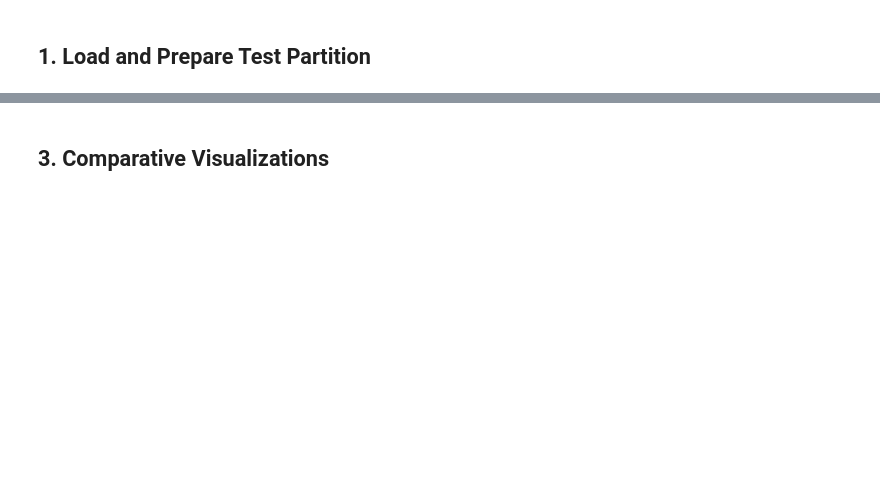
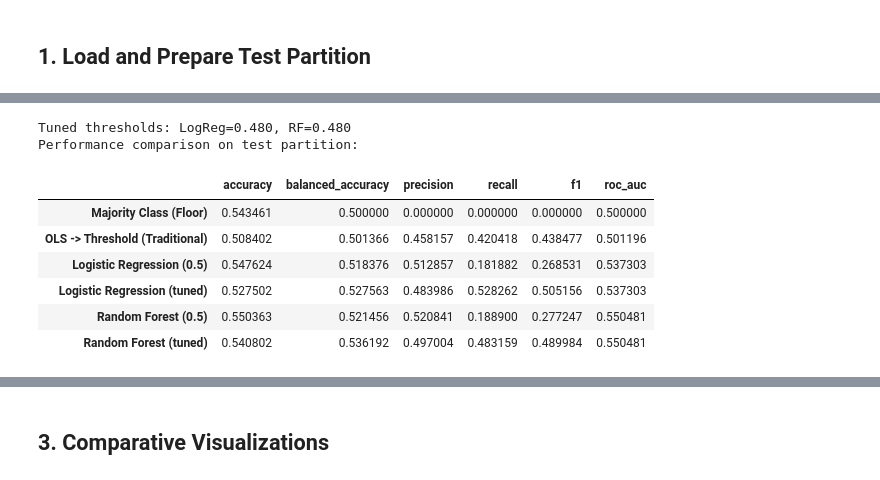
Before and after one commit to qu1r0ra/dat204m-final-project, a Jupyter notebook: notebooks/03_ml_evaluation_error_analysis.ipynb, the cells around one changed output, grey strips where cells are left out. Saved outputs shown, nothing was run; the diff lists cells and outputs as text; code cells hidden in the pictures; blank space fills up the shorter version.

Commit message:
docs: add updated notebooks, handoff

```diff
--- a/notebooks/03_ml_evaluation_error_analysis.ipynb
+++ b/notebooks/03_ml_evaluation_error_analysis.ipynb
@@ -105,0 +115,44 @@ Performance comparison on test partition:
+# %%
+# Decision thresholds tuned on validation in notebook 02 (never on test)
+print(f"Tuned thresholds: LogReg={artifacts.lr_threshold:.3f}, RF={artifacts.rf_threshold:.3f}")
+
+# Majority class (floor): constant prediction, constant score
+majority_preds = predict_majority_class(baselines.majority_label, len(y_test))
+majority_probs = np.full(len(y_test), 0.5)
+
+# OLS (traditional): thresholded direction; raw return forecast doubles as a ranking score
+ols_preds = predict_ols_direction(baselines.ols_model, X_test, baselines.decision_threshold)
+ols_scores = baselines.ols_model.predict(X_test)
+
+# ML classifiers: probabilities once, then both cutoffs
+lr_probs = lr.predict_proba(X_test_scaled)[:, 1]
+rf_probs = rf.predict_proba(X_test_scaled)[:, 1]
+lr_preds = (lr_probs >= 0.5).astype(int)
+rf_preds = (rf_probs >= 0.5).astype(int)
+lr_tuned_preds = (lr_probs >= artifacts.lr_threshold).astype(int)
+rf_tuned_preds = (rf_probs >= artifacts.rf_threshold).astype(int)
+
+# Full comparison on the untouched test partition
+results_df = pd.DataFrame(
+    {
+        "Majority Class (Floor)": calculate_metrics(y_test, majority_preds, majority_probs),
+        "OLS -> Threshold (Traditional)": calculate_metrics(y_test, ols_preds, ols_scores),
+        "Logistic Regression (0.5)": calculate_metrics(y_test, lr_preds, lr_probs),
+        "Logistic Regression (tuned)": calculate_metrics(y_test, lr_tuned_preds, lr_probs),
+        "Random Forest (0.5)": calculate_metrics(y_test, rf_preds, rf_probs),
+        "Random Forest (tuned)": calculate_metrics(y_test, rf_tuned_preds, rf_probs),
+    }
+).T
+
+print("Performance comparison on test partition:")
+results_df
+# %% [output]
+Tuned thresholds: LogReg=0.480, RF=0.480
+Performance comparison on test partition:
+|  | accuracy | balanced_accuracy | precision | recall | f1 | roc_auc |
+| Majority Class (Floor) | 0.543461 | 0.500000 | 0.000000 | 0.000000 | 0.000000 | 0.500000 |
+| OLS -> Threshold (Traditional) | 0.508402 | 0.501366 | 0.458157 | 0.420418 | 0.438477 | 0.501196 |
+| Logistic Regression (0.5) | 0.547624 | 0.518376 | 0.512857 | 0.181882 | 0.268531 | 0.537303 |
+| Logistic Regression (tuned) | 0.527502 | 0.527563 | 0.483986 | 0.528262 | 0.505156 | 0.537303 |
+| Random Forest (0.5) | 0.550363 | 0.521456 | 0.520841 | 0.188900 | 0.277247 | 0.550481 |
+| Random Forest (tuned) | 0.540802 | 0.536192 | 0.497004 | 0.483159 | 0.489984 | 0.550481 |
```
Also changed, not shown: parts of 20 cells of this notebook, 3 other files.
